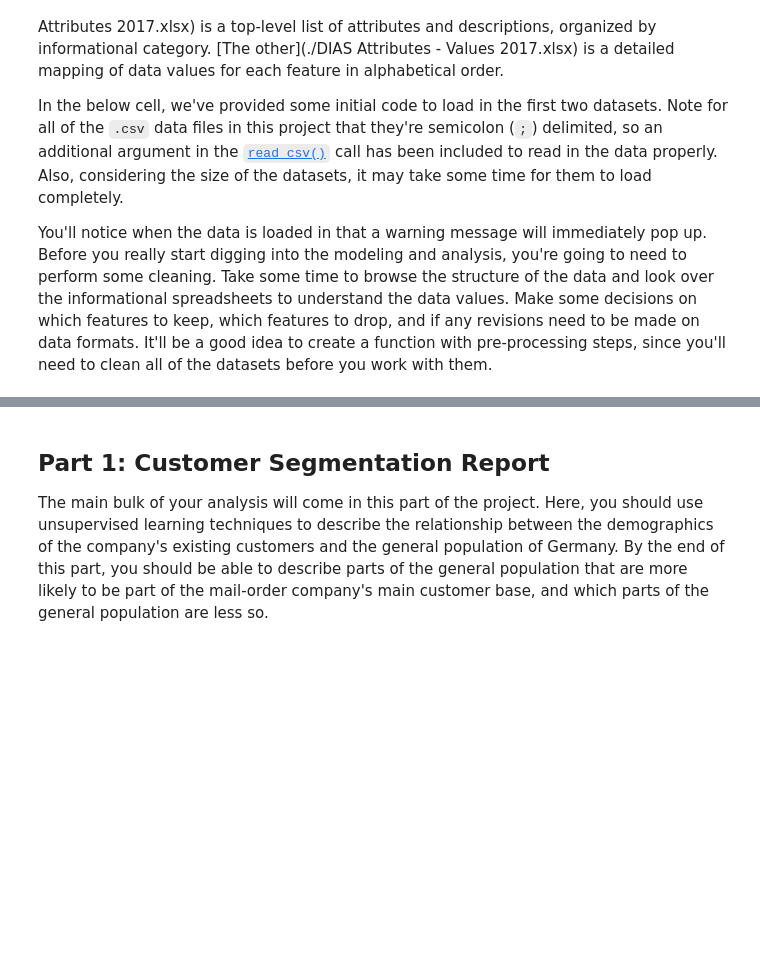
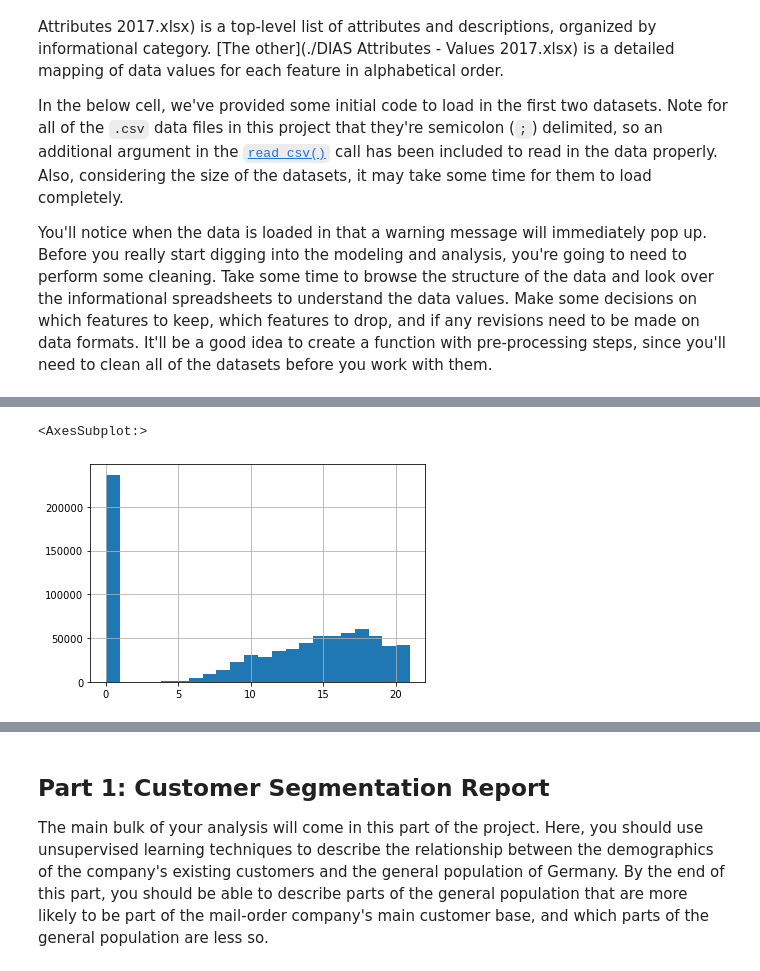
Before and after one commit to JoseAlexanderCL/CapstoneUD, a Jupyter notebook: Arvato Project Workbook.ipynb, the cells around one changed output, grey strips where cells are left out. Saved outputs shown, nothing was run; the diff lists cells and outputs as text; code cells hidden in the pictures; blank space fills up the shorter version.

```diff
--- a/Arvato Project Workbook.ipynb
+++ b/Arvato Project Workbook.ipynb
@@ -57,2 +55,0 @@ KeyError: "['PRODUCT_GROUP' 'CUSTOMER_GROUP' 'ONLINE_PURCHASE'] not found in axi
-# %%
-df = azdias.append(customers)
@@ -75,12 +55,0 @@ df = df.replace(0, 'np.nan')
-# %%
-#Columns in customers but not in azdias
-print(set(customers.columns)-set(azdias.columns))
-
-azdias['ALTERSKATEGORIE_GROB'].describe()
-
-
-azdias['ALTERSKATEGORIE_GROB'] = azdias['ALTERSKATEGORIE_GROB'].replace(9,np.nan)
-
-
-
-sum(azdias == 9)
@@ -94,0 +84,8 @@ def replacemv(df):
+# %%
+# Age distribution in AZDIAS
+# ALTER_HH: main age within the household
+
+azdias['ALTER_HH'].hist(bins=22)
+# %% [output]
+<AxesSubplot:>
+[figure, added]
```
Also changed, not shown: parts of 127 cells of this notebook, 28 other files.
